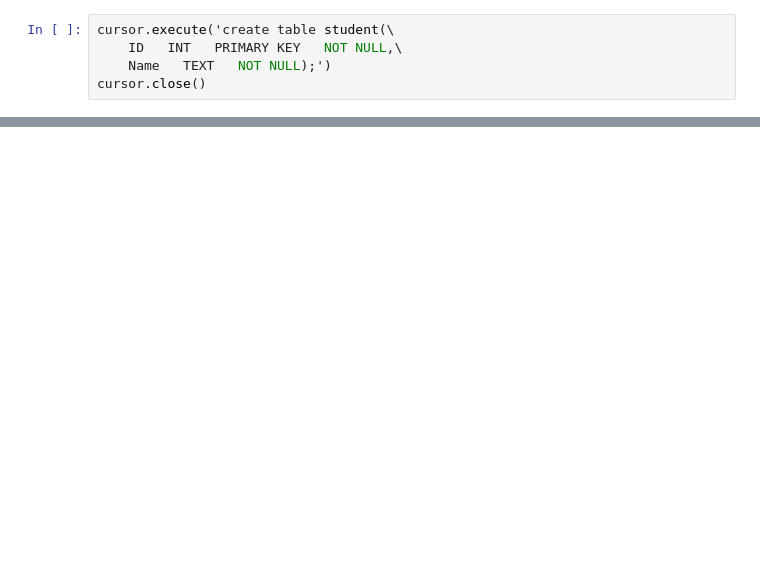
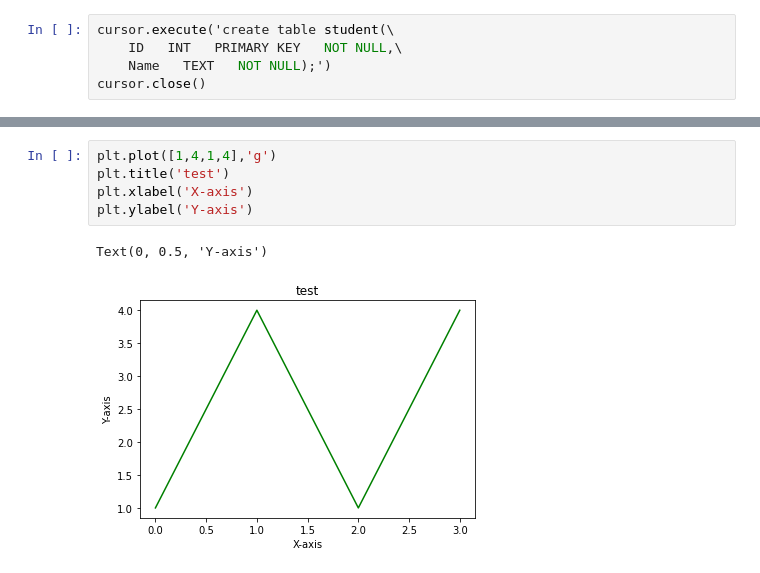
Before and after one commit to Naveen-004/Python-for-DataScience, a Jupyter notebook: test.ipynb, the cells around one changed output, grey strips where cells are left out. Drawn from its saved outputs; the diff is of its cells as text; blank space fills up the shorter version.

```diff
--- a/test.ipynb
+++ b/test.ipynb
@@ -235,0 +149,8 @@ ProgrammingError: Cannot operate on a closed cursor.
+# %%
+plt.plot([1,4,1,4],'g')
+plt.title('test')
+plt.xlabel('X-axis')
+plt.ylabel('Y-axis')
+# %% [output]
+Text(0, 0.5, 'Y-axis')
+[figure, added]
```
Also changed, not shown: parts of 48 cells of this notebook, 2 other files.
